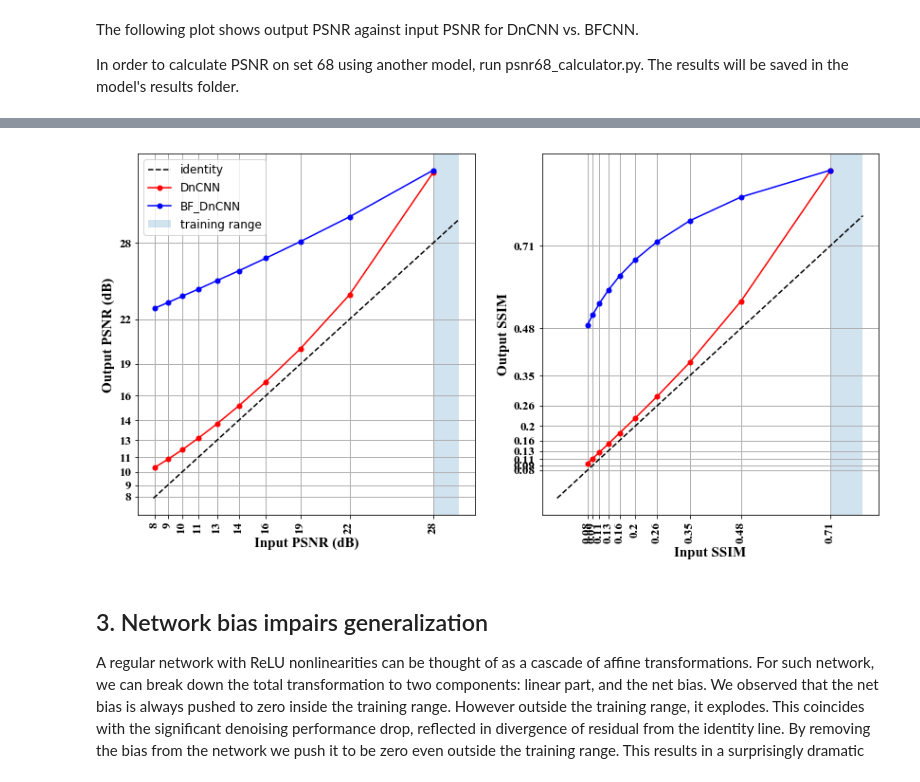
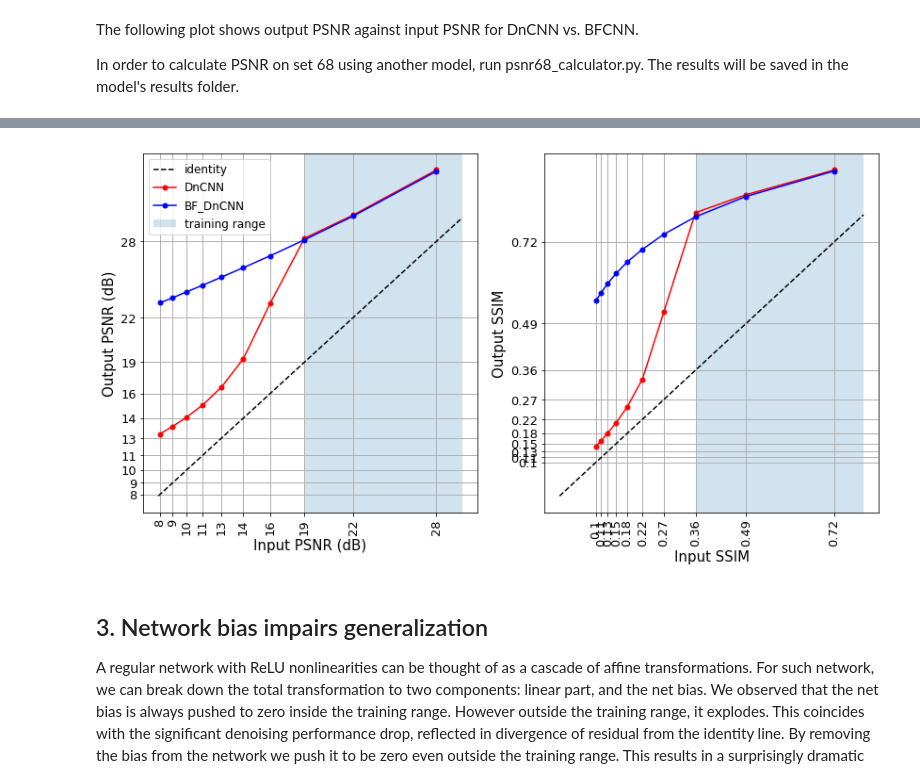
Before and after one commit to LabForComputationalVision/bias_free_denoising, a Jupyter notebook: allcode/generalization_demos.ipynb, the cells around one changed output, grey strips where cells are left out. Cells and saved outputs as stored; diff of their text form; code cells hidden in the pictures.

Commit message:
notebook adapted to new models

```diff
--- a/allcode/generalization_demos.ipynb
+++ b/allcode/generalization_demos.ipynb
@@ -161,0 +170,4 @@ In order to calculate PSNR on set 68 using another model, run psnr68_calculator.
+# %%
+noise_std_range = np.arange(10,110,10)/255.
+# %%
+metrics_bfcnn = utils.metrics_avg_on_noise_range(BF_DnCNN, test_folder_path, noise_std_range, device = device )
@@ -161,0 +192,2 @@ In order to calculate PSNR on set 68 using another model, run psnr68_calculator.
+# %%
+metrics_dncnn = utils.metrics_avg_on_noise_range(DnCNN, test_folder_path, noise_std_range, device = device )
@@ -162,49 +212,54 @@ In order to calculate PSNR on set 68 using another model, run psnr68_calculator.
+# %%
+dncnn_psnr68 = metrics_dncnn['psnr']
+bf_dncnn_psnr68 = metrics_bfcnn['psnr']
+
+dncnn_ssim68 = metrics_dncnn['ssim']
+bf_dncnn_ssim68 = metrics_bfcnn['ssim']
 # %%
 f , axs = plt.subplots(1,2, figsize=(14,7))
 
-l = 0
-h = 10
 
 #### PSNR
-dncnn_psnr68 = np.load('models/DnCNN/range_'+str(l)+'_'+str(h)+'/results/psnr68_list.npy')
-bf_dncnn_psnr68 = np.load('models/BF_DnCNN/range_'+str(l)+'_'+str(h)+'/results/psnr68_list.npy')
+# dncnn_psnr68 = np.load('models/DnCNN/range_'+str(l)+'_'+str(h)+'/results/psnr68_list.npy')
+# bf_dncnn_psnr68 = np.load('models/BF_DnCNN/range_'+str(l)+'_'+str(h)+'/results/psnr68_list.npy')
 x_axis = [ -10*np.log10( (s/255)**2  ) for s in range(10,110,10)]
 axs[0].plot( [8,30],[8,30] ,'k--', alpha = 1, label = 'identity');
 axs[0].set_xticklabels(np.round(x_axis).astype(int) ,rotation=90, fontsize=13, fontname= 'Times New Roman')
 axs[0].set_yticklabels(np.round(x_axis).astype(int) , fontsize=13, fontname= 'Times New Roman');
 axs[0].set_xlabel('Input PSNR (dB)', fontsize=15, fontname= 'Times New Roman')
 axs[0].set_ylabel('Output PSNR (dB)', fontsize=15, fontname= 'Times New Roman')
-axs[0].plot(x_axis, dncnn_psnr68[1::], color = 'red', marker = '.',markersize = 10, label = 'DnCNN')
-axs[0].plot(x_axis, bf_dncnn_psnr68[1::], color = 'blue', marker = '.',markersize = 10, label = 'BF_DnCNN')
+axs[0].plot(x_axis, dncnn_psnr68, color = 'red', marker = '.',markersize = 10, label = 'DnCNN')
+axs[0].plot(x_axis, bf_dncnn_psnr68, color = 'blue', marker = '.',markersize = 10, label = 'BF_DnCNN')
 axs[0].set_xticks(x_axis)
 axs[0].set_yticks(x_axis)
 axs[0].grid(linewidth=1)
 if l != 0:
     axs[0].axvspan(-10*np.log10( (h/255)**2) , -10*np.log10( (l/255)**2)  , alpha=0.2, label='training range');
 else:
     axs[0].axvspan(-10*np.log10( (h/255)**2) , 30  , alpha=0.2, label='training range');
 axs[0].legend(fontsize = 12);
 
 #### SSIM
-dncnn_ssim68 = np.load('models/DnCNN/range_'+str(l)+'_'+str(h)+'/results/ssim68_list.npy')
-bf_dncnn_ssim68 = np.load('models/BF_DnCNN/range_'+str(l)+'_'+str(h)+'/results/ssim68_list.npy')
-x_axis = np.load('models/DnCNN/range_'+str(l)+'_'+str(h)+'/results/ssim68_input.npy')
+# dncnn_ssim68 = np.load('models/DnCNN/range_'+str(l)+'_'+str(h)+'/results/ssim68_list.npy')
+# bf_dncnn_ssim68 = np.load('models/BF_DnCNN/range_'+str(l)+'_'+str(h)+'/results/ssim68_list.npy')
+# x_axis = np.load('models/DnCNN/range_'+str(l)+'_'+str(h)+'/results/ssim68_input.npy')
+x_axis = metrics_dncnn['ssim'] -metrics_dncnn['ssim_delta']
 axs[1].plot( [0,.8],[0,.8] ,'k--', alpha = 1, label = 'identity');
 axs[1].set_xticklabels(np.round(x_axis,2) ,rotation=90, fontsize=13, fontname= 'Times New Roman')
 axs[1].set_yticklabels(np.round(x_axis,2) , fontsize=13, fontname= 'Times New Roman');
 axs[1].set_xlabel('Input SSIM', fontsize=15, fontname= 'Times New Roman')
 axs[1].set_ylabel('Output SSIM', fontsize=15, fontname= 'Times New Roman')
-axs[1].plot(x_axis, dncnn_ssim68[1::], color = 'red', marker = '.',markersize = 10, label = 'DnCNN')
-axs[1].plot(x_axis, bf_dncnn_ssim68[1::], color = 'blue', marker = '.',markersize = 10, label = 'BF_DnCNN')
+axs[1].plot(x_axis, dncnn_ssim68, color = 'red', marker = '.',markersize = 10, label = 'DnCNN')
+axs[1].plot(x_axis, bf_dncnn_ssim68, color = 'blue', marker = '.',markersize = 10, label = 'BF_DnCNN')
 axs[1].set_xticks(x_axis)
 axs[1].set_yticks(x_axis)
 if l != 0:
     axs[1].axvspan( x_axis[int(h/10)-1] ,x_axis[int(l/10)-1], alpha=0.2, label='training range');
 else:
     axs[1].axvspan( x_axis[int(h/10)-1] ,.8 , alpha=0.2, label='training range');
 axs[1].grid(linewidth=1)
 # %% [output]
-[figure, old version]
+[figure, new version]
 # %% [markdown]
 ## 3. Network bias impairs generalization
 
```
Also changed, not shown: parts of 20 cells of this notebook.
